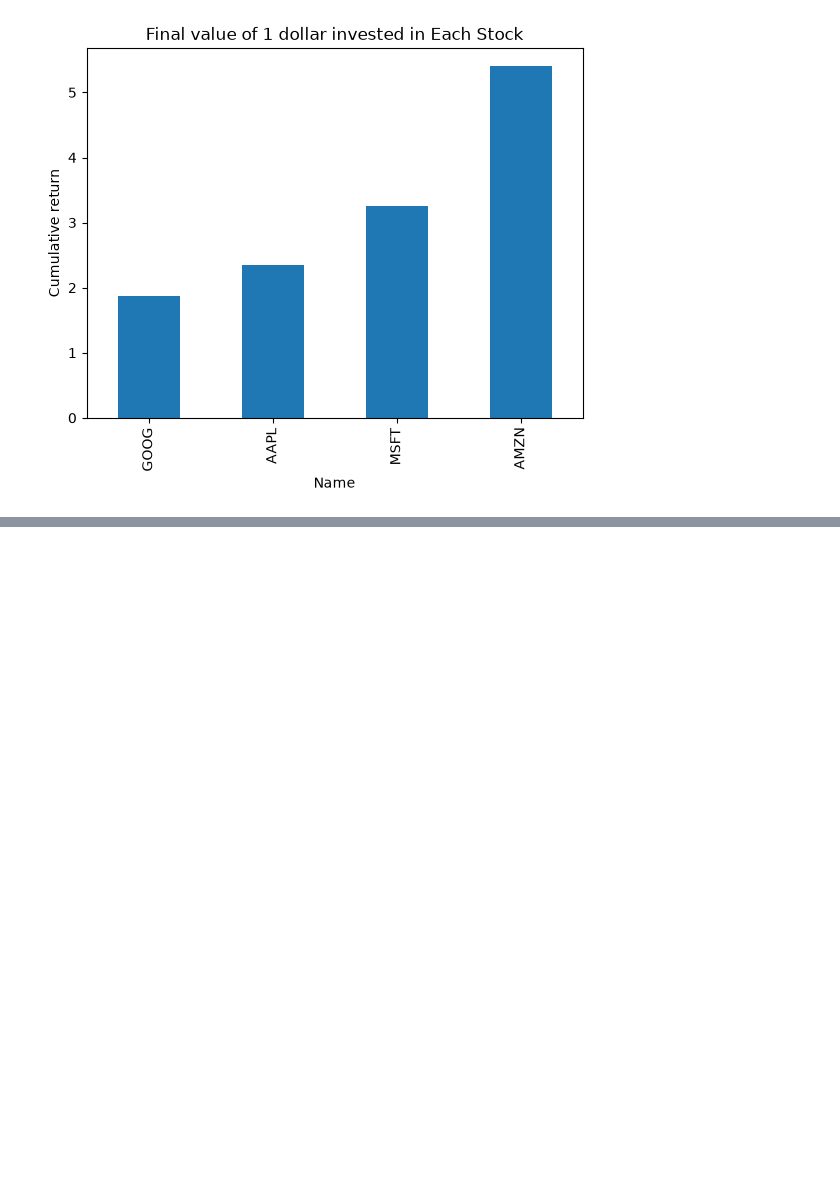
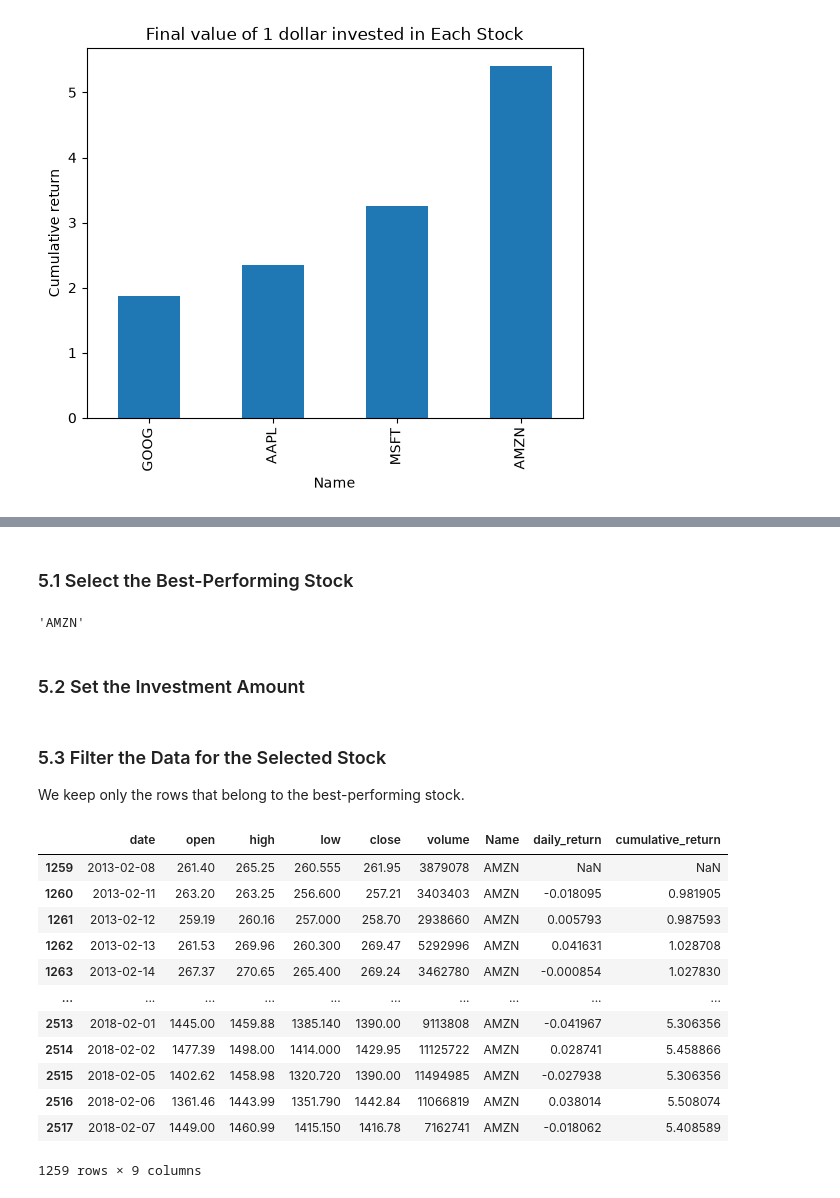
Before and after one commit to ualiurrahat/stock-market-data-analysis, a Jupyter notebook: notebooks/stock_market_data_analysis.ipynb, the cells around one changed output, grey strips where cells are left out. Drawn from its saved outputs; the diff is of its cells as text; code cells hidden in the pictures; blank space fills up the shorter version.

```diff
--- a/notebooks/stock_market_data_analysis.ipynb
+++ b/notebooks/stock_market_data_analysis.ipynb
@@ -250,0 +255,9 @@ plt.show()
+# %% [markdown]
+### 5.1 Select the Best-Performing Stock
+# %%
+best_stock = final_returns.idxmax()
+best_stock
+# %% [output]
+'AMZN'
+# %% [markdown]
+### 5.2 Set the Investment Amount
@@ -250,0 +266,21 @@ plt.show()
+# %% [markdown]
+### 5.3 Filter the Data for the Selected Stock
+
+We keep only the rows that belong to the best-performing stock.
+# %%
+df_best = all_data[all_data["Name"] == best_stock]
+df_best
+# %% [output]
+|  | date | open | high | low | close | volume | Name | daily_return | cumulative_return |
+| 1259 | 2013-02-08 | 261.40 | 265.25 | 260.555 | 261.95 | 3879078 | AMZN | NaN | NaN |
+| 1260 | 2013-02-11 | 263.20 | 263.25 | 256.600 | 257.21 | 3403403 | AMZN | -0.018095 | 0.981905 |
+| 1261 | 2013-02-12 | 259.19 | 260.16 | 257.000 | 258.70 | 2938660 | AMZN | 0.005793 | 0.987593 |
+| 1262 | 2013-02-13 | 261.53 | 269.96 | 260.300 | 269.47 | 5292996 | AMZN | 0.041631 | 1.028708 |
+| 1263 | 2013-02-14 | 267.37 | 270.65 | 265.400 | 269.24 | 3462780 | AMZN | -0.000854 | 1.027830 |
+| ... | ... | ... | ... | ... | ... | ... | ... | ... | ... |
+| 2513 | 2018-02-01 | 1445.00 | 1459.88 | 1385.140 | 1390.00 | 9113808 | AMZN | -0.041967 | 5.306356 |
+| 2514 | 2018-02-02 | 1477.39 | 1498.00 | 1414.000 | 1429.95 | 11125722 | AMZN | 0.028741 | 5.458866 |
+| 2515 | 2018-02-05 | 1402.62 | 1458.98 | 1320.720 | 1390.00 | 11494985 | AMZN | -0.027938 | 5.306356 |
+| 2516 | 2018-02-06 | 1361.46 | 1443.99 | 1351.790 | 1442.84 | 11066819 | AMZN | 0.038014 | 5.508074 |
+| 2517 | 2018-02-07 | 1449.00 | 1460.99 | 1415.150 | 1416.78 | 7162741 | AMZN | -0.018062 | 5.408589 |
+1259 rows × 9 columns
```
Also changed, not shown: parts of 10 cells of this notebook.
